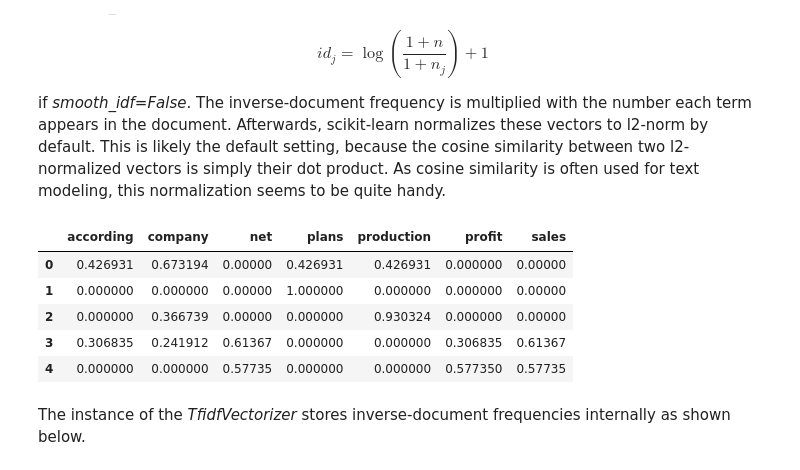
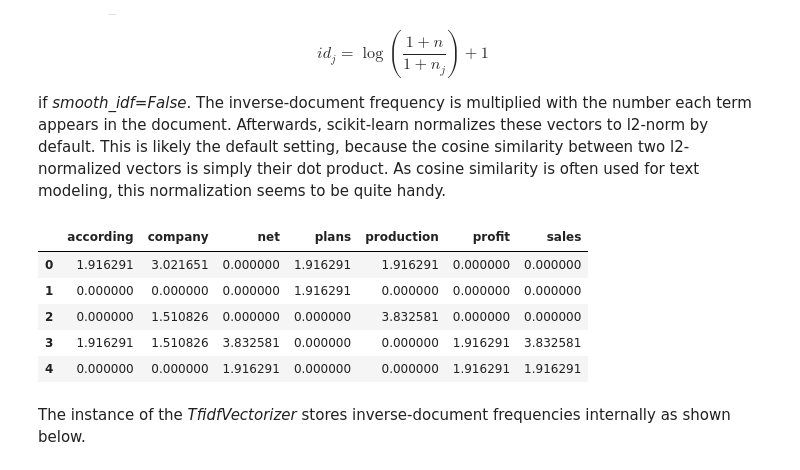
Before and after one commit to RalfKellner/dlta_coursebook, a Jupyter notebook: yt/02_word_frequencies.ipynb, the cells around one changed output. Drawn from its saved outputs; the diff is of its cells as text; code cells hidden in the pictures.

```diff
--- a/yt/02_word_frequencies.ipynb
+++ b/yt/02_word_frequencies.ipynb
@@ -134,22 +135,22 @@ if *smooth_idf=False*. The inverse-document frequency is multiplied with the num
 # %%
 from sklearn.feature_extraction.text import TfidfVectorizer
 from gensim.utils import simple_preprocess
 
 # create the bag-of-words with default settings
-vectorizer = TfidfVectorizer(stop_words="english", min_df = 0.25, smooth_idf = False, norm = "l2")
+vectorizer = TfidfVectorizer(stop_words="english", min_df = 0.25, smooth_idf = False, norm = None)
 # the output is a sparse matrix, the first dimension are the number of reports, the second dimension is the number of terms
 X = vectorizer.fit_transform(preprocessed_sentences)
 # let us take a look at the first reports
 feature_names = vectorizer.get_feature_names_out()
 doc_mat_idf_small = pd.DataFrame(X.toarray(), columns = feature_names)
 doc_mat_idf_small
 # %% [output]
 |  | according | company | net | plans | production | profit | sales |
-| 0 | 0.426931 | 0.673194 | 0.00000 | 0.426931 | 0.426931 | 0.000000 | 0.00000 |
-| 1 | 0.000000 | 0.000000 | 0.00000 | 1.000000 | 0.000000 | 0.000000 | 0.00000 |
-| 2 | 0.000000 | 0.366739 | 0.00000 | 0.000000 | 0.930324 | 0.000000 | 0.00000 |
-| 3 | 0.306835 | 0.241912 | 0.61367 | 0.000000 | 0.000000 | 0.306835 | 0.61367 |
-| 4 | 0.000000 | 0.000000 | 0.57735 | 0.000000 | 0.000000 | 0.577350 | 0.57735 |
+| 0 | 1.916291 | 3.021651 | 0.000000 | 1.916291 | 1.916291 | 0.000000 | 0.000000 |
+| 1 | 0.000000 | 0.000000 | 0.000000 | 1.916291 | 0.000000 | 0.000000 | 0.000000 |
+| 2 | 0.000000 | 1.510826 | 0.000000 | 0.000000 | 3.832581 | 0.000000 | 0.000000 |
+| 3 | 1.916291 | 1.510826 | 3.832581 | 0.000000 | 0.000000 | 1.916291 | 3.832581 |
+| 4 | 0.000000 | 0.000000 | 1.916291 | 0.000000 | 0.000000 | 1.916291 | 1.916291 |
 # %% [markdown]
 The instance of the *TfidfVectorizer* stores inverse-document frequencies internally as shown below.
 # %%
```
Also changed, not shown: parts of 1 cell of this notebook, 1 other file.
